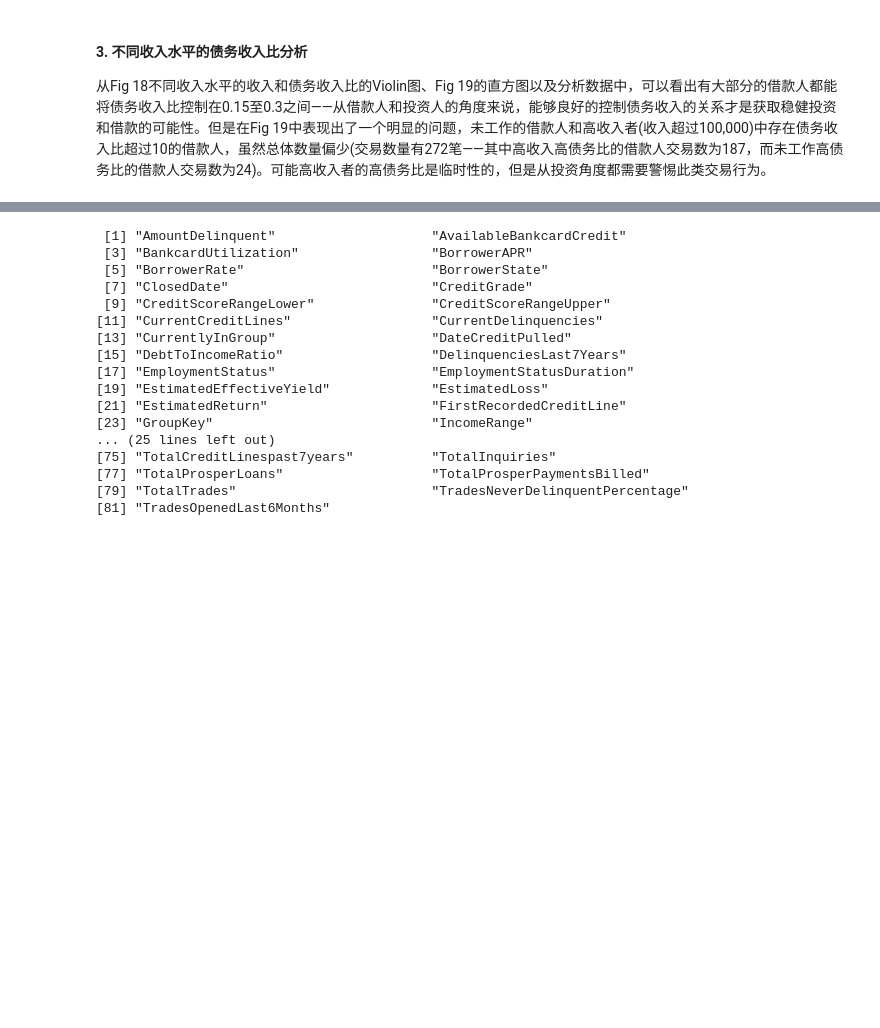
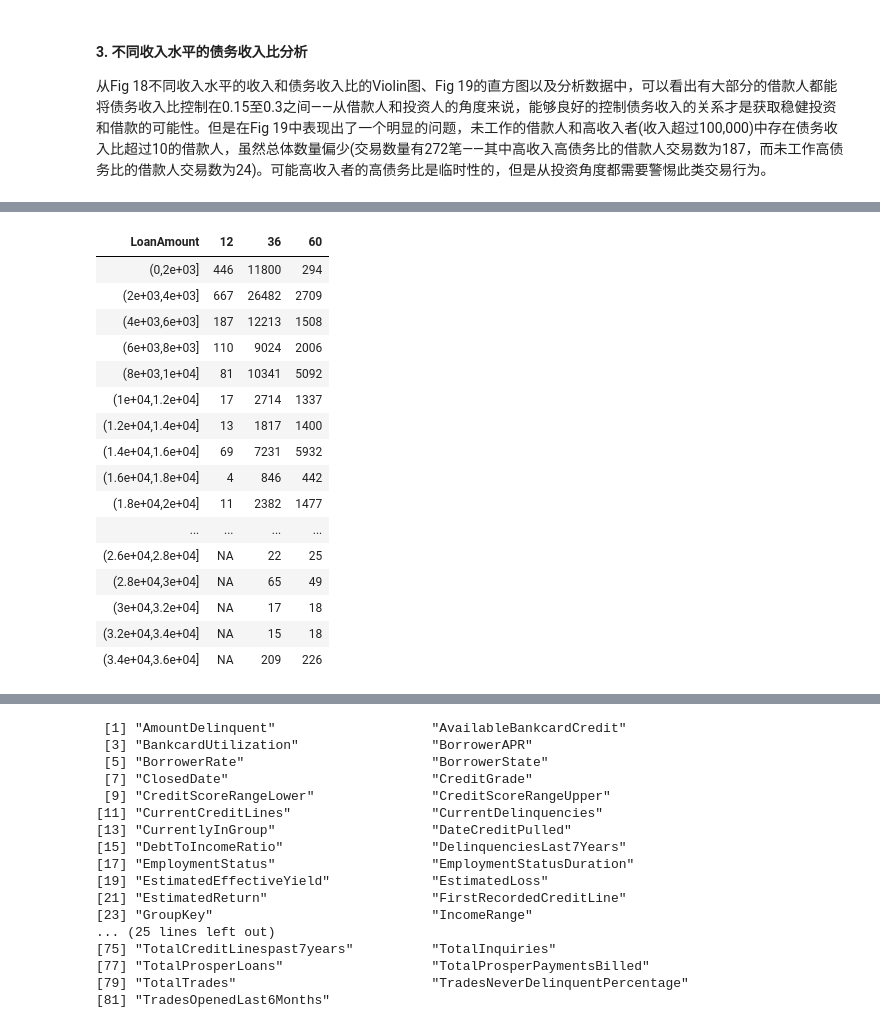
Before and after one commit to ZenRay/DataAnalysisAndSummary, a Jupyter notebook: ProsperEDA.ipynb, the cells around one changed output, grey strips where cells are left out. Drawn from its saved outputs; the diff is of its cells as text; code cells hidden in the pictures; blank space fills up the shorter version.

```diff
--- a/ProsperEDA.ipynb
+++ b/ProsperEDA.ipynb
@@ -525,0 +547,26 @@ ggplot(aes(LoanOriginalAmount), data=rawprosper) +
+# %%
+# cut the loan amount and analysis the differen loan term
+testdata <- mutate
+rawprosper %>%
+    mutate(LoanAmount = cut(LoanOriginalAmount, breaks=seq(0, max(LoanOriginalAmount) + 2000, 2000))) %>%
+    group_by(LoanAmount, Term) %>%
+    summarise(number=n()) %>%
+    spread(key=Term, value=number)
+# %% [output]
+| LoanAmount | 12 | 36 | 60 |
+| (0,2e+03] | 446 | 11800 | 294 |
+| (2e+03,4e+03] | 667 | 26482 | 2709 |
+| (4e+03,6e+03] | 187 | 12213 | 1508 |
+| (6e+03,8e+03] | 110 | 9024 | 2006 |
+| (8e+03,1e+04] | 81 | 10341 | 5092 |
+| (1e+04,1.2e+04] | 17 | 2714 | 1337 |
+| (1.2e+04,1.4e+04] | 13 | 1817 | 1400 |
+| (1.4e+04,1.6e+04] | 69 | 7231 | 5932 |
+| (1.6e+04,1.8e+04] | 4 | 846 | 442 |
+| (1.8e+04,2e+04] | 11 | 2382 | 1477 |
+| ... | ... | ... | ... |
+| (2.6e+04,2.8e+04] | NA | 22 | 25 |
+| (2.8e+04,3e+04] | NA | 65 | 49 |
+| (3e+04,3.2e+04] | NA | 17 | 18 |
+| (3.2e+04,3.4e+04] | NA | 15 | 18 |
+| (3.4e+04,3.6e+04] | NA | 209 | 226 |
```
Also changed, not shown: parts of 8 cells of this notebook.
